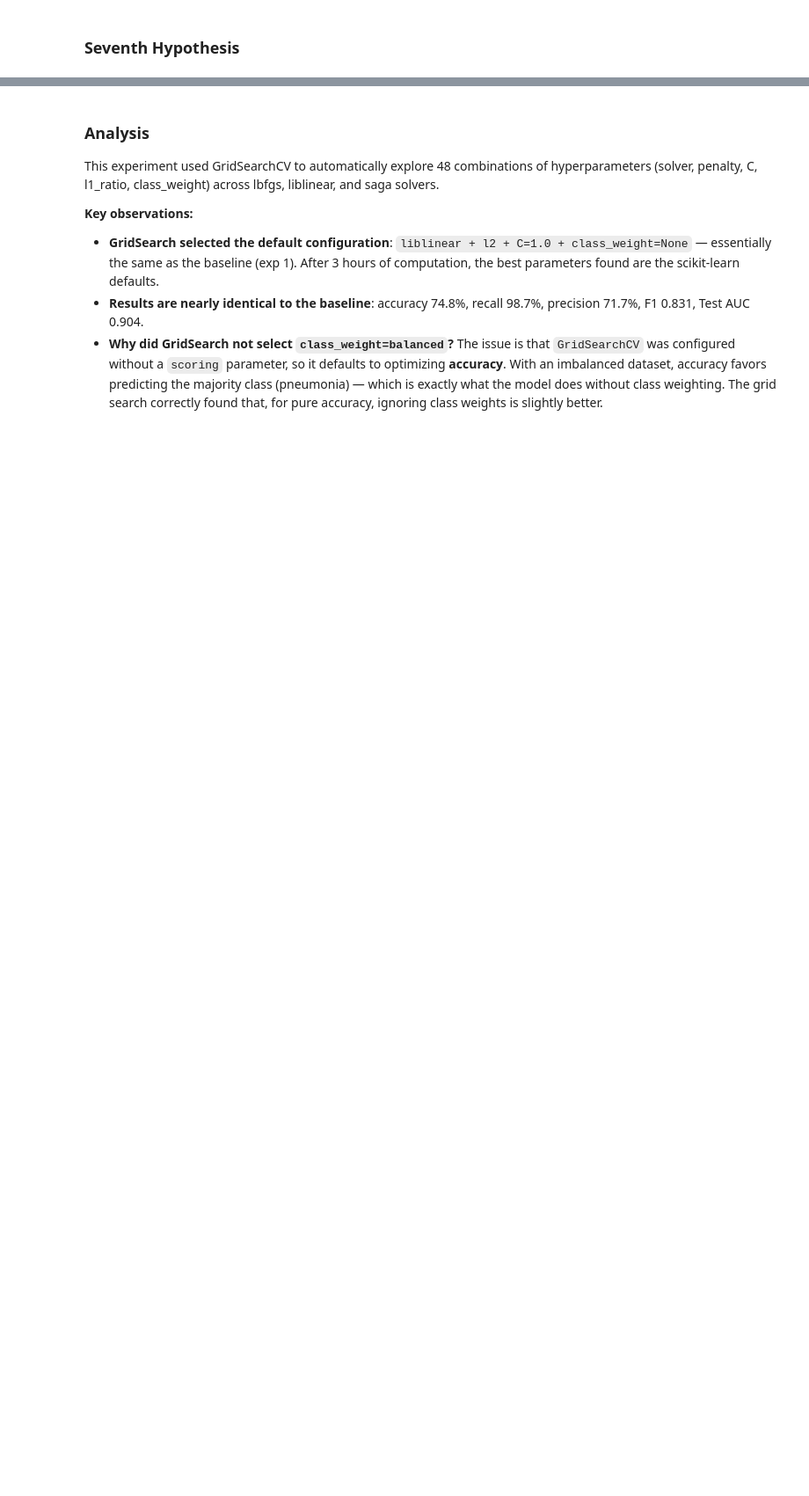
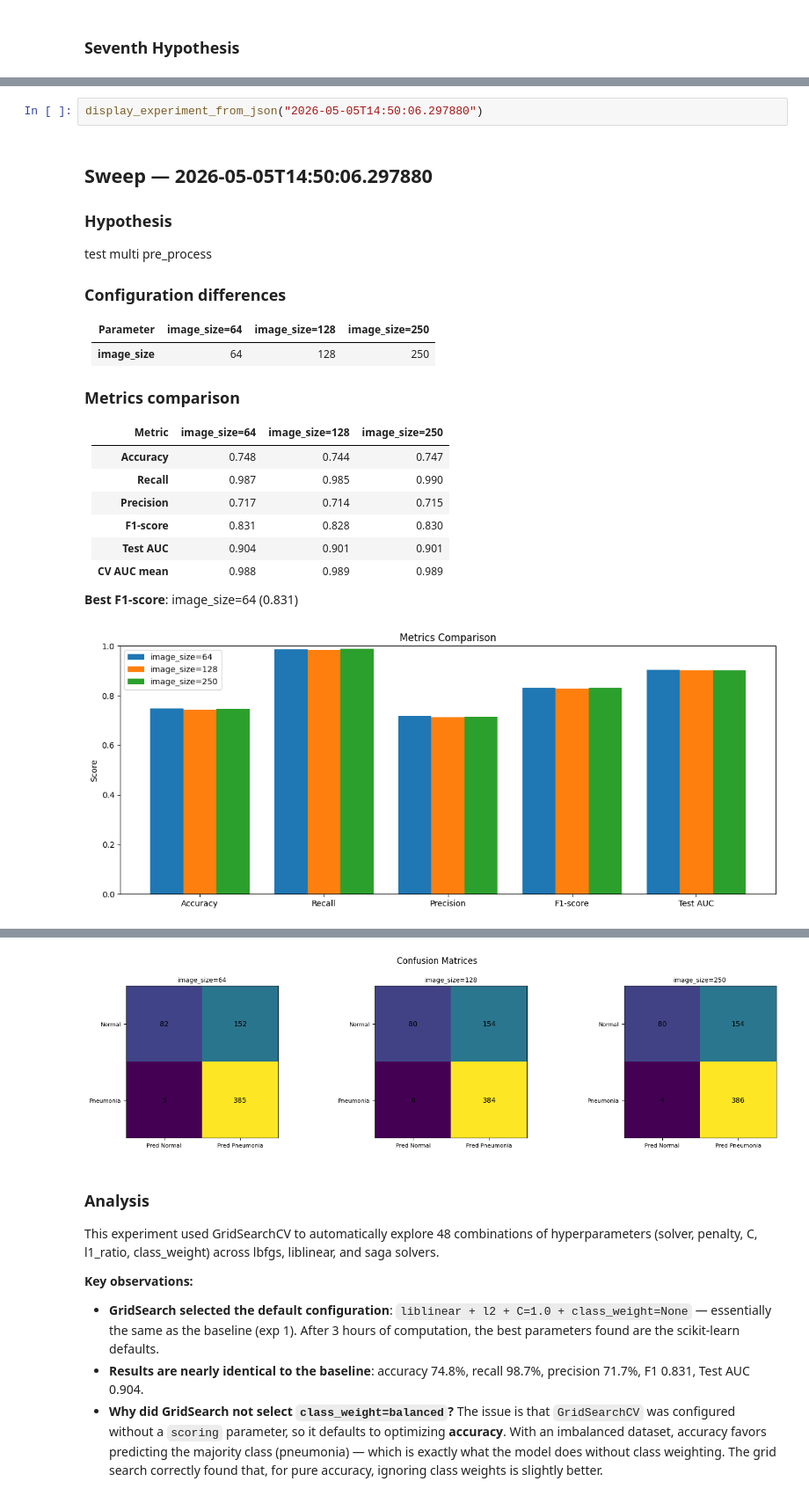
Before and after one commit to Nicolas-Dmb/t-dev-810, a Jupyter notebook: notebooks/logistic_reg.ipynb, the cells around one changed output, grey strips where cells are left out. Shown at 88% size. Saved outputs shown, nothing was run; the diff lists cells and outputs as text; blank space fills up the shorter version.

Commit message:
feat/sweep_config

```diff
--- a/notebooks/logistic_reg.ipynb
+++ b/notebooks/logistic_reg.ipynb
@@ -638,0 +632,26 @@ GridSearch to find optimal hyperparameters (solver, penalty, C, class_weight) wi
+# %%
+display_experiment_from_json("2026-05-05T14:50:06.297880")
+# %% [output]
+
+## Sweep — 2026-05-05T14:50:06.297880
+
+### Hypothesis
+test multi pre_process
+
+### Configuration differences
+| Parameter | image_size=64 | image_size=128 | image_size=250 |
+|---|---|---|---|
+| **image_size** | 64 | 128 | 250 |
+
+### Metrics comparison
+| Metric | image_size=64 | image_size=128 | image_size=250 |
+|---|---|---|---|
+| **Accuracy** | 0.748 | 0.744 | 0.747 |
+| **Recall** | 0.987 | 0.985 | 0.990 |
+| **Precision** | 0.717 | 0.714 | 0.715 |
+| **F1-score** | 0.831 | 0.828 | 0.830 |
+| **Test AUC** | 0.904 | 0.901 | 0.901 |
+| **CV AUC mean** | 0.988 | 0.989 | 0.989 |
+
+**Best F1-score**: image_size=64 (0.831)
+[figure, added]
@@ -639,3 +659,4 @@ GridSearch to find optimal hyperparameters (solver, penalty, C, class_weight) wi
+[figure, added]
 # %% [markdown]
 ### Analysis
 
```
Also changed, not shown: parts of 10 cells of this notebook, 10 other files.
